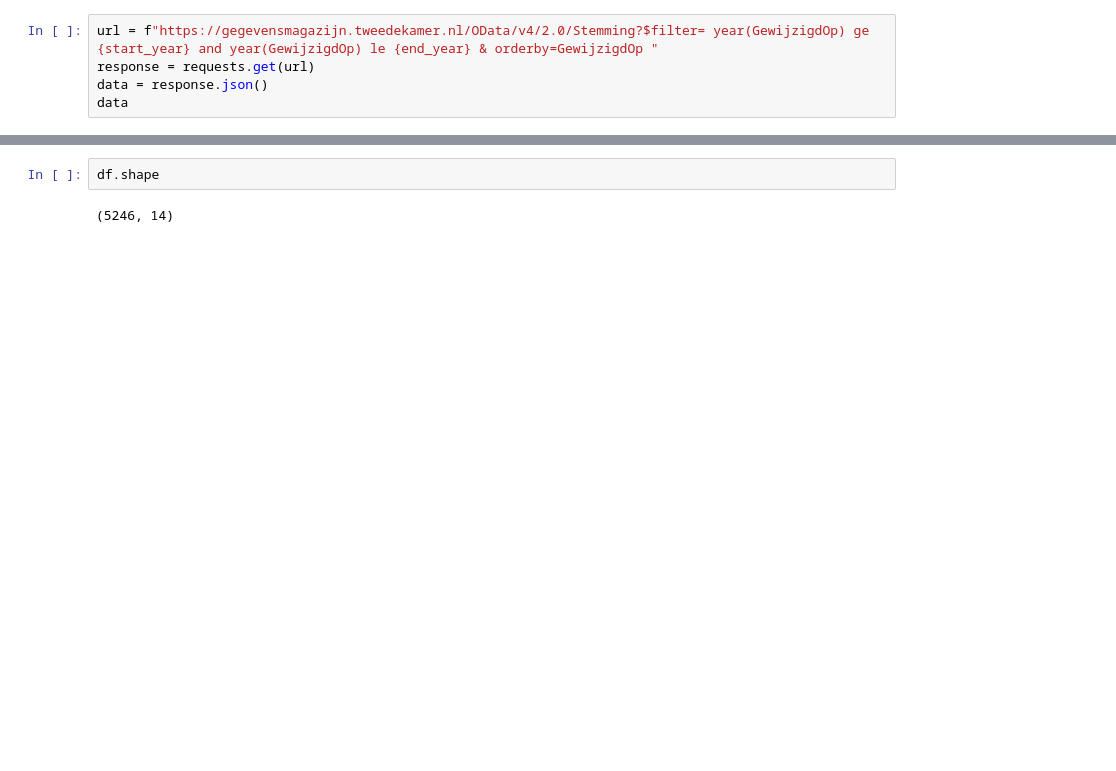
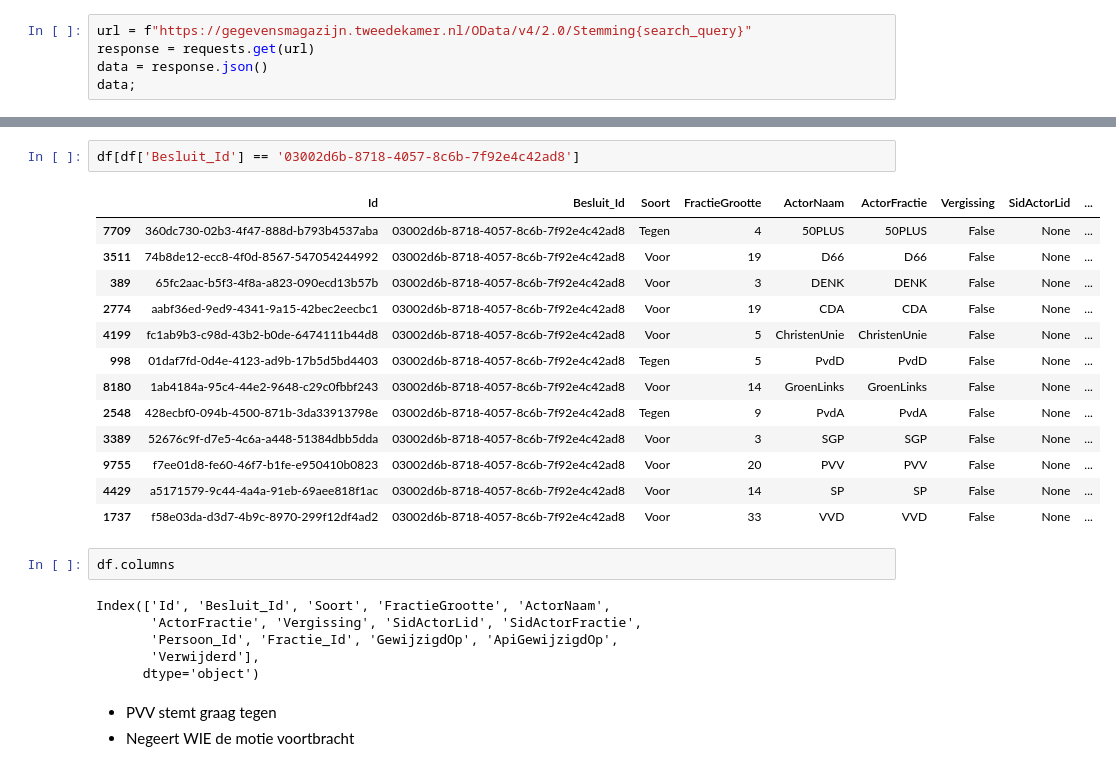
Before and after one commit to olivierwitteveen/dutch-parliament-max-ent, a Jupyter notebook: tk_stemming.ipynb, the cells around one changed output, grey strips where cells are left out. Saved outputs shown, nothing was run; the diff lists cells and outputs as text; blank space fills up the shorter version.

```diff
--- a/tk_stemming.ipynb
+++ b/tk_stemming.ipynb
@@ -12,5 +22,5 @@ end_year = '2011'
 # %%
-url = f"https://gegevensmagazijn.tweedekamer.nl/OData/v4/2.0/Stemming?$filter= year(GewijzigdOp) ge {start_year} and year(GewijzigdOp) le {end_year} & orderby=GewijzigdOp "
+url = f"https://gegevensmagazijn.tweedekamer.nl/OData/v4/2.0/Stemming{search_query}"
 response = requests.get(url)
 data = response.json()
-data
+data;
@@ -88,4 +195,27 @@ df.sort_values(by='GewijzigdOp')
+# %%
+df[df['Besluit_Id'] == '03002d6b-8718-4057-8c6b-7f92e4c42ad8']
+# %% [output]
+|  | Id | Besluit_Id | Soort | FractieGrootte | ActorNaam | ActorFractie | Vergissing | SidActorLid | ... |
+| 7709 | 360dc730-02b3-4f47-888d-b793b4537aba | 03002d6b-8718-4057-8c6b-7f92e4c42ad8 | Tegen | 4 | 50PLUS | 50PLUS | False | None | ... |
+| 3511 | 74b8de12-ecc8-4f0d-8567-547054244992 | 03002d6b-8718-4057-8c6b-7f92e4c42ad8 | Voor | 19 | D66 | D66 | False | None | ... |
+| 389 | 65fc2aac-b5f3-4f8a-a823-090ecd13b57b | 03002d6b-8718-4057-8c6b-7f92e4c42ad8 | Voor | 3 | DENK | DENK | False | None | ... |
+| 2774 | aabf36ed-9ed9-4341-9a15-42bec2eecbc1 | 03002d6b-8718-4057-8c6b-7f92e4c42ad8 | Voor | 19 | CDA | CDA | False | None | ... |
+| 4199 | fc1ab9b3-c98d-43b2-b0de-6474111b44d8 | 03002d6b-8718-4057-8c6b-7f92e4c42ad8 | Voor | 5 | ChristenUnie | ChristenUnie | False | None | ... |
+| 998 | 01daf7fd-0d4e-4123-ad9b-17b5d5bd4403 | 03002d6b-8718-4057-8c6b-7f92e4c42ad8 | Tegen | 5 | PvdD | PvdD | False | None | ... |
+| 8180 | 1ab4184a-95c4-44e2-9648-c29c0fbbf243 | 03002d6b-8718-4057-8c6b-7f92e4c42ad8 | Voor | 14 | GroenLinks | GroenLinks | False | None | ... |
+| 2548 | 428ecbf0-094b-4500-871b-3da33913798e | 03002d6b-8718-4057-8c6b-7f92e4c42ad8 | Tegen | 9 | PvdA | PvdA | False | None | ... |
+| 3389 | 52676c9f-d7e5-4c6a-a448-51384dbb5dda | 03002d6b-8718-4057-8c6b-7f92e4c42ad8 | Voor | 3 | SGP | SGP | False | None | ... |
+| 9755 | f7ee01d8-fe60-46f7-b1fe-e950410b0823 | 03002d6b-8718-4057-8c6b-7f92e4c42ad8 | Voor | 20 | PVV | PVV | False | None | ... |
+| 4429 | a5171579-9c44-4a4a-91eb-69aee818f1ac | 03002d6b-8718-4057-8c6b-7f92e4c42ad8 | Voor | 14 | SP | SP | False | None | ... |
+| 1737 | f58e03da-d3d7-4b9c-8970-299f12df4ad2 | 03002d6b-8718-4057-8c6b-7f92e4c42ad8 | Voor | 33 | VVD | VVD | False | None | ... |
 # %%
-df.shape
+df.columns
 # %% [output]
-(5246, 14)
+Index(['Id', 'Besluit_Id', 'Soort', 'FractieGrootte', 'ActorNaam',
+       'ActorFractie', 'Vergissing', 'SidActorLid', 'SidActorFractie',
+       'Persoon_Id', 'Fractie_Id', 'GewijzigdOp', 'ApiGewijzigdOp',
+       'Verwijderd'],
+      dtype='object')
+# %% [markdown]
+- PVV stemt graag tegen
+- Negeert WIE de motie voortbracht
```
Also changed, not shown: parts of 25 cells of this notebook.
